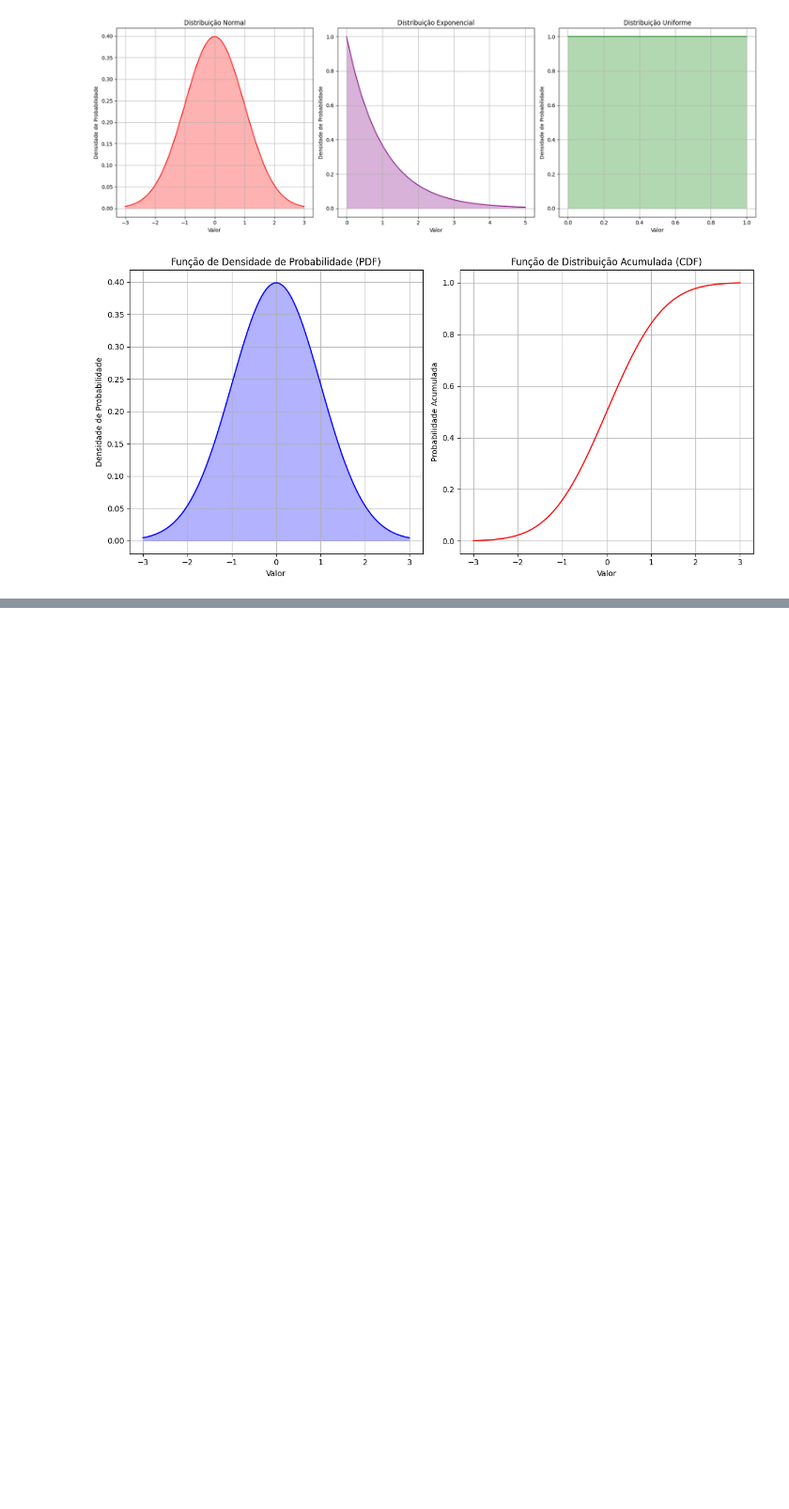
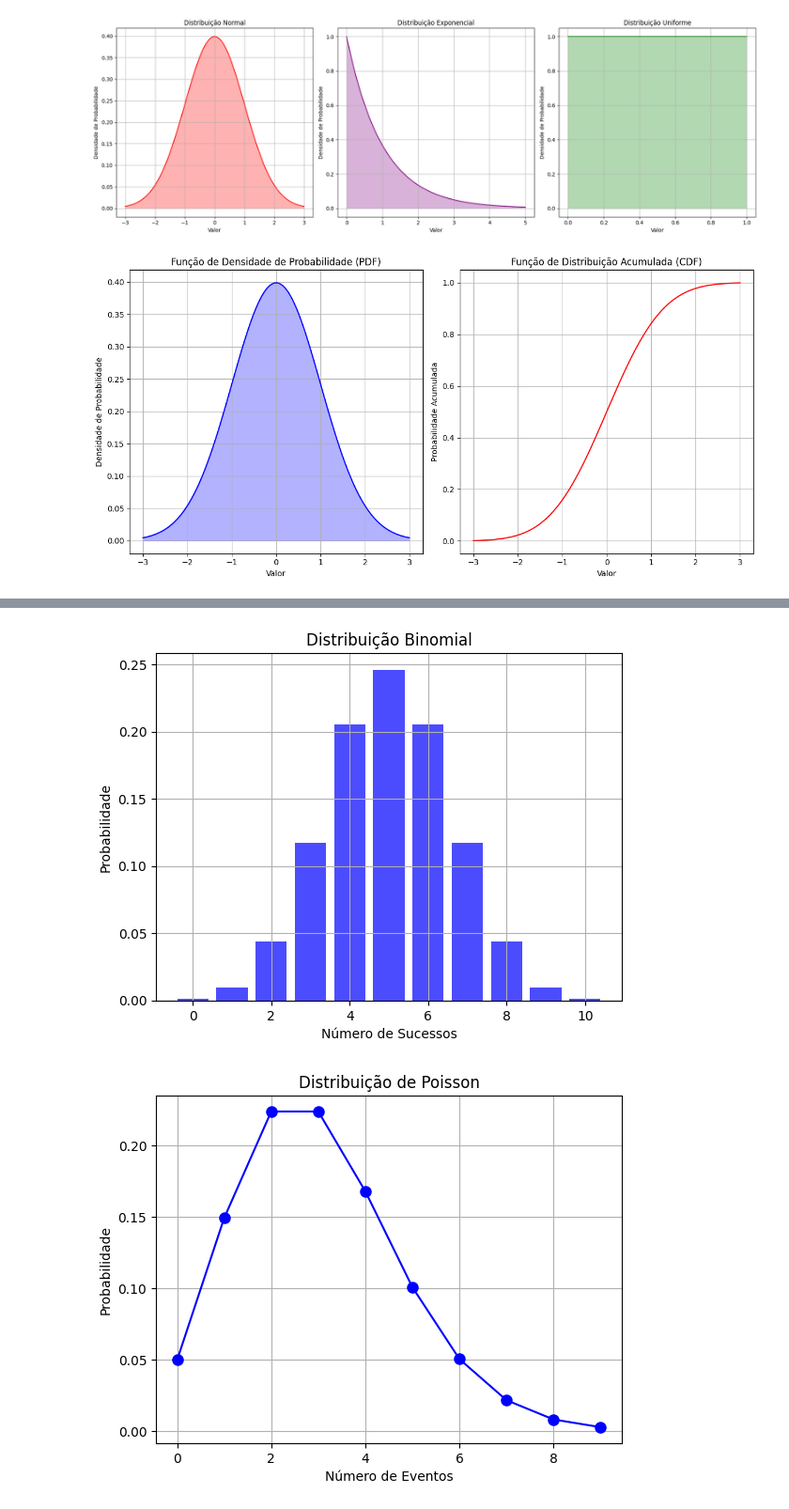
Before and after one commit to JunioCesarFerreira/AI-Study, a Jupyter notebook: notas/notebooks/probability-distribution.ipynb, the cells around one changed output, grey strips where cells are left out. Shown at 94% size. Drawn from its saved outputs; the diff is of its cells as text; code cells hidden in the pictures; blank space fills up the shorter version.

```diff
--- a/notas/notebooks/probability-distribution.ipynb
+++ b/notas/notebooks/probability-distribution.ipynb
@@ -198,0 +247,40 @@ plt.show()
+# %%
+import matplotlib.pyplot as plt
+import numpy as np
+from scipy.stats import binom, poisson, multinomial
+
+def plot_distribution(x_values, y_values, title, color, kind='bar', x_label='Valor', y_label='Probabilidade'):
+    if kind == 'bar':
+        plt.bar(x_values, y_values, color=color, alpha=0.7)
+    elif kind == 'line':
+        plt.plot(x_values, y_values, 'o-', color=color, markersize=8)
+    plt.title(title)
+    plt.xlabel(x_label)
+    plt.ylabel(y_label)
+    plt.grid(True)
+    plt.savefig(title + '.png', dpi=300)
+    plt.show()
+
+# Configuração da Distribuição Binomial
+n, p = 10, 0.5
+x_binom = np.arange(0, n+1)
+binom_probs = binom.pmf(x_binom, n, p)
+
+# Configuração da Distribuição de Poisson
+mu_poisson = 3
+x_poisson = np.arange(0, 10)
+poisson_probs = poisson.pmf(x_poisson, mu_poisson)
+
+# Configuração da Distribuição Multinomial
+n_multinomial = 10
+p_multinomial = [0.2, 0.3, 0.5]
+x_multinomial = np.arange(0, n_multinomial+1)
+multinomial_probs = multinomial.pmf([3, 3, 4], n_multinomial, p_multinomial)
+
+# Plotando cada distribuição separadamente
+plot_distribution(x_binom, binom_probs, 'Distribuição Binomial', 'blue', kind='bar', x_label='Número de Sucessos')
+plot_distribution(x_poisson, poisson_probs, 'Distribuição de Poisson', 'blue', kind='line', x_label='Número de Eventos')
+plot_distribution(x_multinomial, multinomial_probs, 'Distribuição Multinomial', 'green', kind='bar', x_label='Categoria')
+# %% [output]
+[figure, added]
+[figure, added]
```
Also changed, not shown: parts of 2 cells of this notebook.
